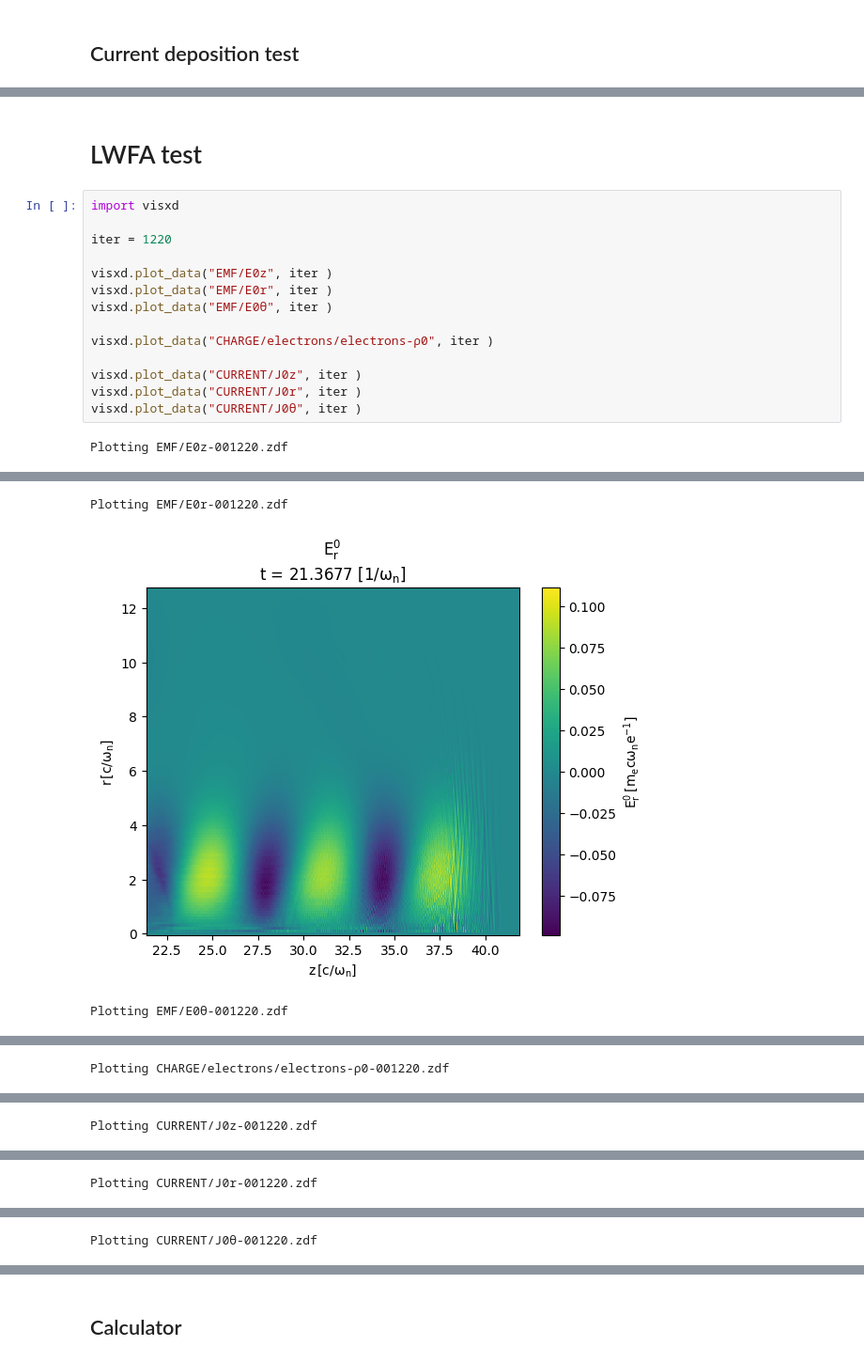
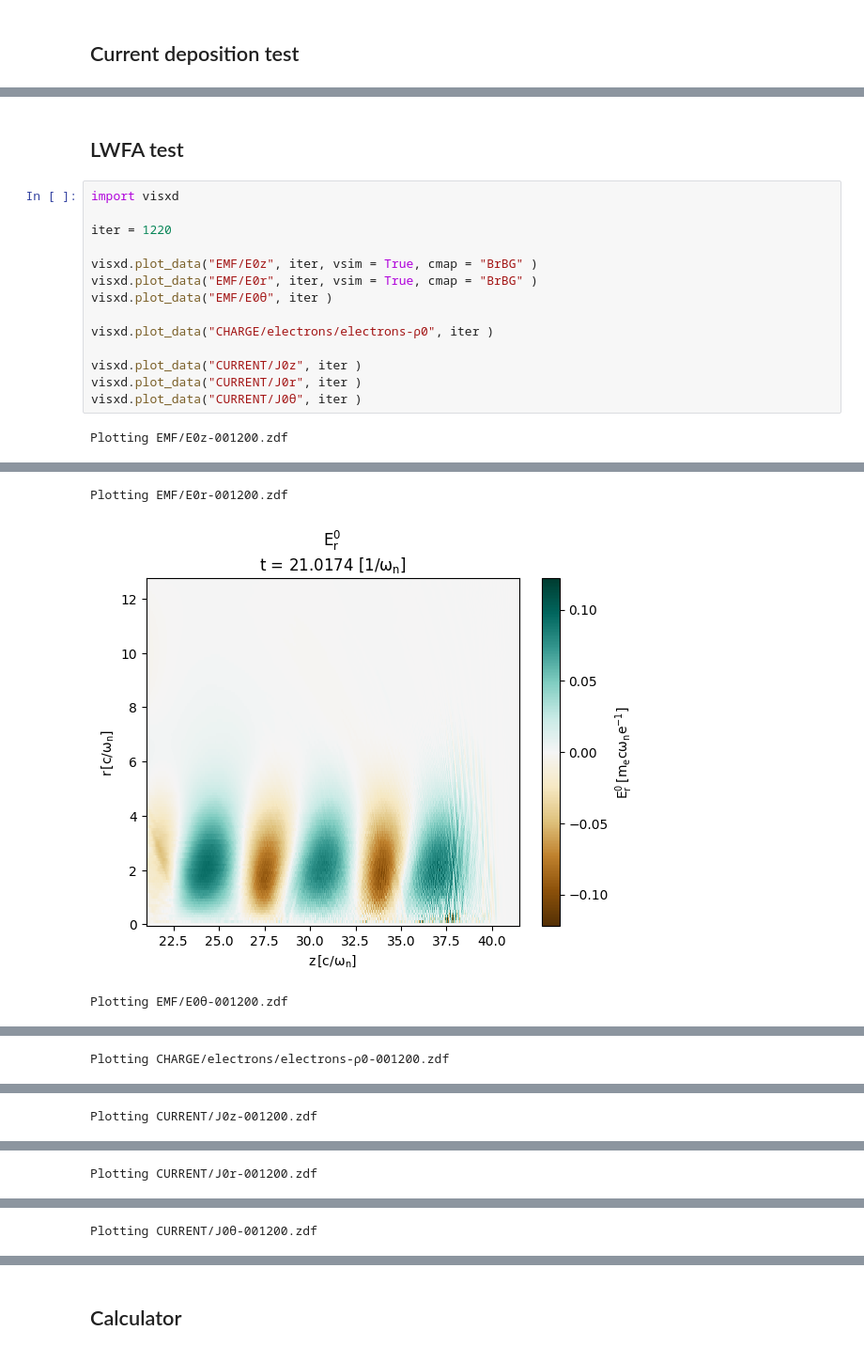
Before and after one commit to ricardo-fonseca/zpic-parallel, a Jupyter notebook: openmp/q3d/Debug-q3d.ipynb, the cells around one changed output, grey strips where cells are left out. Shown at 94% size. Saved outputs shown, nothing was run; the diff lists cells and outputs as text.

```diff
--- a/openmp/q3d/Debug-q3d.ipynb
+++ b/openmp/q3d/Debug-q3d.ipynb
@@ -111,12 +210,12 @@ NameError: name 'visxd' is not defined
 # %% [markdown]
-# LWFA test
+## LWFA test
 # %%
 import visxd
 
 iter = 1220
 
-visxd.plot_data("EMF/E0z", iter )
-visxd.plot_data("EMF/E0r", iter )
+visxd.plot_data("EMF/E0z", iter, vsim = True, cmap = "BrBG" )
+visxd.plot_data("EMF/E0r", iter, vsim = True, cmap = "BrBG" )
 visxd.plot_data("EMF/E0θ", iter )
 
 visxd.plot_data("CHARGE/electrons/electrons-ρ0", iter )
@@ -125,4 +224,4 @@ visxd.plot_data("CURRENT/J0z", iter )
 visxd.plot_data("CURRENT/J0r", iter )
 visxd.plot_data("CURRENT/J0θ", iter )
 # %% [output]
-Plotting EMF/E0z-001220.zdf
+Plotting EMF/E0z-001200.zdf
@@ -130,3 +229,3 @@ Plotting EMF/E0z-001220.zdf
-Plotting EMF/E0r-001220.zdf
+Plotting EMF/E0r-001200.zdf
-[figure, old version]
+[figure, new version]
-Plotting EMF/E0θ-001220.zdf
+Plotting EMF/E0θ-001200.zdf
@@ -134 +233 @@ Plotting EMF/E0θ-001220.zdf
-Plotting CHARGE/electrons/electrons-ρ0-001220.zdf
+Plotting CHARGE/electrons/electrons-ρ0-001200.zdf
@@ -136 +235 @@ Plotting CHARGE/electrons/electrons-ρ0-001220.zdf
-Plotting CURRENT/J0z-001220.zdf
+Plotting CURRENT/J0z-001200.zdf
@@ -138 +237 @@ Plotting CURRENT/J0z-001220.zdf
-Plotting CURRENT/J0r-001220.zdf
+Plotting CURRENT/J0r-001200.zdf
@@ -140 +239 @@ Plotting CURRENT/J0r-001220.zdf
-Plotting CURRENT/J0θ-001220.zdf
+Plotting CURRENT/J0θ-001200.zdf
```
Also changed, not shown: parts of 19 cells of this notebook, 5 other files.
